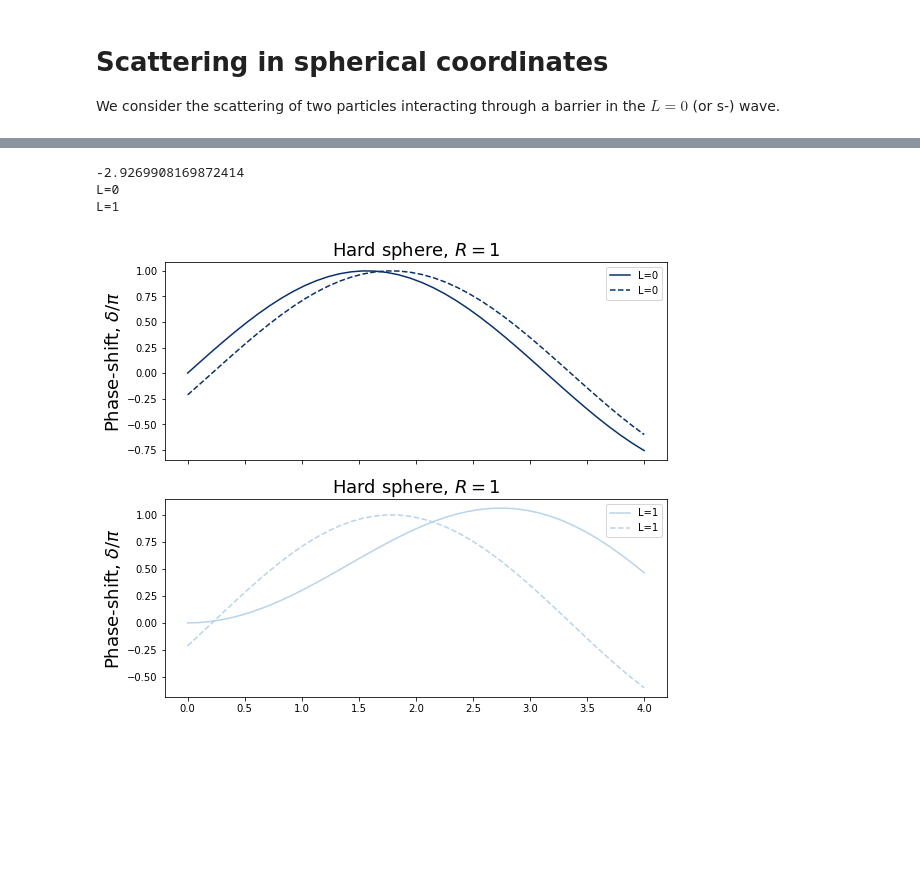
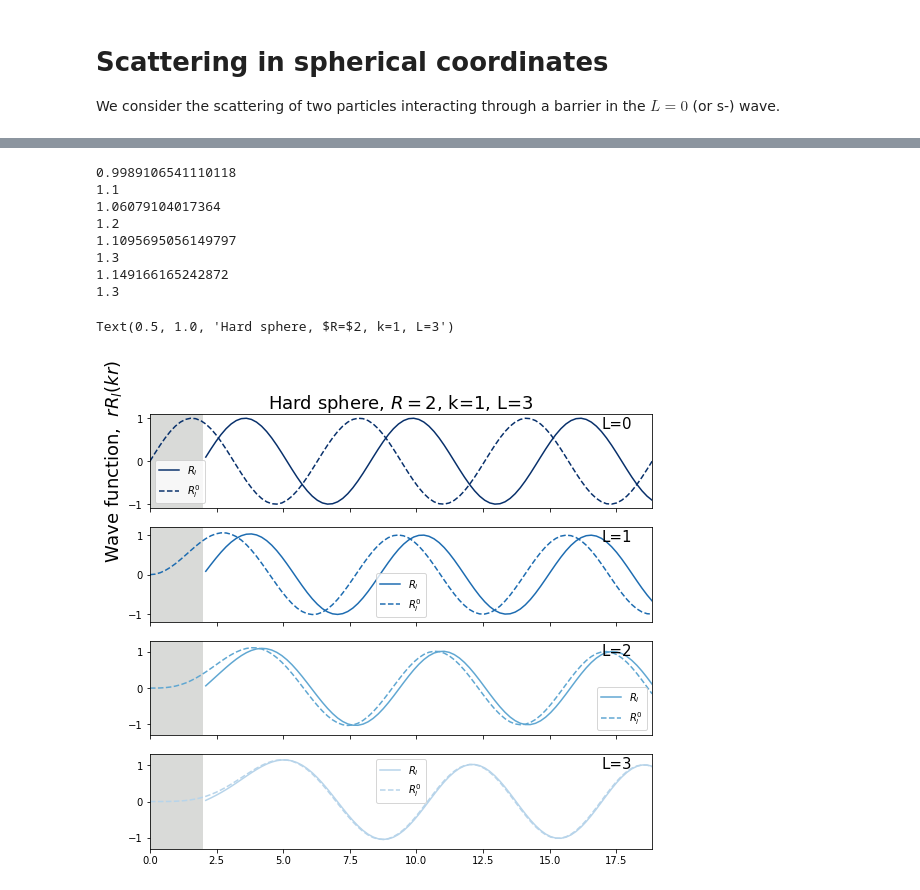
Before and after one commit to arnaurios/AdvancedQuantumMechanics, a Jupyter notebook: Scattering_hard_spheres.ipynb, the cells around one changed output, grey strips where cells are left out. Drawn from its saved outputs; the diff is of its cells as text; code cells hidden in the pictures; blank space fills up the shorter version.

Commit message:
2022 scattering

```diff
--- a/Scattering_hard_spheres.ipynb
+++ b/Scattering_hard_spheres.ipynb
@@ -47,46 +35,66 @@ of the cross section.
 #########################################################################################
 # THIS PYTHON CODE GIVES THE PHASE SHIFTS FOR SCATTERING OFF A REPULSIVE BARRIER
 #########################################################################################
 import math
 import numpy as np
 from numpy import linalg as LA
 import matplotlib.pyplot as plt
+from matplotlib.patches import Rectangle
 from scipy.special import spherical_jn,spherical_yn
+
 
 zi=complex(0,1);
 pi=math.pi
 epsilon=0.001
 
 
 def phaseshift_hs(l,k,R) :
     jn=spherical_jn(l,k*R)
     yn=spherical_yn(l,k*R)
-#    ph0= np.arctan2( -jn,yn)%pi + 1
     ph0= np.arctan2( -jn,yn)
     ph=ph0
     return ph
-Lmax=2
+
+Lmax=4
 fig, ax = plt.subplots(figsize=(9,8), ncols=1, nrows=Lmax, sharex=True)
 c_full = plt.cm.Blues(np.linspace(0.3,1,Lmax))
 
-R=1;
+R=2;
 k_momentum=1;
-rr=np.linspace(epsilon,4,40)
-ps=phaseshift_hs(ll,k_momentum,R)
-print(ps)
+rmax=pi/k_momentum*6
+rr=np.linspace(epsilon,rmax,100)
+
 for ll in range(Lmax) :
     lab="L="+str(ll)
-    print(lab)
+    ps=phaseshift_hs(ll,k_momentum,R)
+#    print(lab,ps)
     wf0=rr*spherical_jn(ll,k_momentum*rr)
-    wf1=-np.sin(k_momentum*rr - ps)
+    wf1=-rr*(np.cos(ps)*spherical_jn(ll,k_momentum*rr) + np.sin(ps)*spherical_yn(ll,k_momentum*rr) )
 
-    ax[ll].plot(rr,wf0,label=lab,color=c_full[Lmax-ll-1])
-    ax[ll].plot(rr,wf1,label=lab,color=c_full[Lmax-ll-1],linestyle="dashed")
+    ax[ll].plot(rr[np.where(rr>R)],wf1[np.where(rr>R)],label="$R_l$",color=c_full[Lmax-ll-1])
+    ax[ll].plot(rr,wf0,label="$R_l^0$",color=c_full[Lmax-ll-1],linestyle="dashed")
+
     ax[ll].legend()
-    ax[ll].set_ylabel(r"Phase-shift, $\delta/\pi$",fontsize=18)
-    ax[ll].set_title("Hard sphere, $R=$"+str(R),fontsize=18)
+    #ax[ll].text("")
+    print(np.amax(wf0))
+    ymax=(np.floor( np.amax(wf0)*10 ) + 2)/10
+    print(ymax)
+    rect = Rectangle((0, -ymax), R, 2*ymax, linewidth=1, facecolor='#D9DAD8')
+    ax[ll].add_patch(rect)
+    ax[ll].set_ylim([-ymax,ymax])
+    ax[ll].set_xlim([0,rmax])
+    ax[ll].text(0.9, 0.85, lab,transform=ax[ll].transAxes,fontsize=15)
+
+ax[0].set_ylabel(r"Wave function,  $r R_l(kr)$",fontsize=18)
+ax[0].set_title("Hard sphere, $R=$"+str(R)+", k="+str(k_momentum)+", "+lab,fontsize=18)
 # %% [output]
--2.9269908169872414
-L=0
-L=1
+0.9989106541110118
+1.1
+1.06079104017364
+1.2
+1.1095695056149797
+1.3
+1.149166165242872
+1.3
+Text(0.5, 1.0, 'Hard sphere, $R=$2, k=1, L=3')
-[figure, old version]
+[figure, new version]
```
Also changed, not shown: parts of 4 cells of this notebook, 1 other file.
